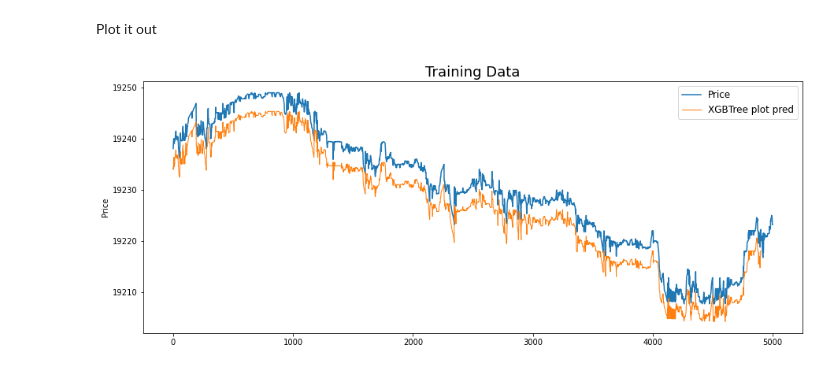
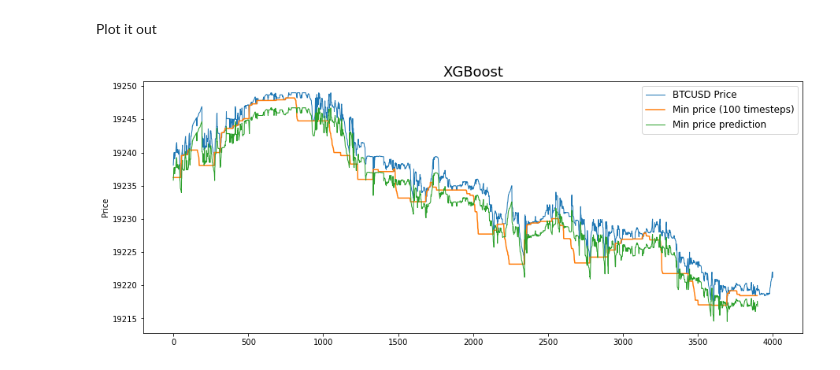
Before and after one commit to markrkalder/crypto-ds, a Jupyter notebook: python/notebooks/XGBTree_IDS.ipynb, the cells around one changed output. Drawn from its saved outputs; the diff is of its cells as text; code cells hidden in the pictures.

Commit message:
Trained XGBoost

```diff
--- a/python/notebooks/XGBTree_IDS.ipynb
+++ b/python/notebooks/XGBTree_IDS.ipynb
@@ -39,7 +39,7 @@ for i in range(calculate_forward,lines):
 # %% [markdown]
 Generate test data
 # %%
-df_test = pd.read_csv('BTCUSDT_2020.12.07-2020.12.10_ML.csv')[:5000]
+df_test = pd.read_csv('BTCUSDT_2020.12.07-2020.12.10_ML.csv').iloc[:4000]
 df_test.drop(['time'], axis=1, inplace=True)
 
 prices_test = df_test['price'].values
@@ -67,7 +67,7 @@ for i in range(calculate_forward,lines_test):
 Validate that data is correct, Some mismatches might occur due to pythons calculation error
 # %%
 mismatches = 0
-for i in range(0,10000):
+for i in range(0,len(y)):
     a = (1+y[i])*prices[i]
     if a != min(prices[i:i+calculate_forward+1]):
         #print(f'{i} {a} {min(prices[i:i+calculate_forward])}')
@@ -78,6 +78,6 @@ Mismatches:  4 out of 5242681
 # %%
 test_mismatches = 0
-for i in range(0,4900):
+for i in range(0,len(y_test)):
     a_test = (1+y_test[i])*prices_test[i]
     if a_test != min(prices_test[i:i+calculate_forward+1]):
         #print(f'{i} {a_test} {min(prices_test[i:i+calculate_forward])}')
@@ -168,7 +168,7 @@ gb_tree_model.fit(
     X_train,
     y_train,
     verbose=True,
-    early_stopping_rounds=1000,
+    early_stopping_rounds=100,
     eval_set= [(X_train, y_train),(X_test, y_test)]
 )
 # %% [output]
@@ -219,16 +227,17 @@ gb_tree_model.save_model('gb_tree_model')
 Plot it out
 # %%
 fig = plt.figure(figsize=(15,20))
-
+del plot_test[0]
 #Plot training data results
 ax12 = fig.add_subplot(312)
-ax12.plot(X_price, label='Price')
+ax12.plot(X_price,linewidth=1, label='BTCUSD Price')
+ax12.plot(plot_test, label='Min price (100 timesteps)')
 #ax12.plot(linear_plot_pred, linewidth=1, label='Linear plot pred')
-ax12.plot(xgb_plot_pred, linewidth=1, label='XGBTree plot pred')
-ax12.set_title("Training Data", fontsize=18)
+ax12.plot(xgb_plot_pred, linewidth=1, label='Min price prediction')
+ax12.set_title("XGBoost", fontsize=18)
 ax12.set_ylabel('Price')
 ax12.legend(loc="best", fontsize=12)
 
 plt.show()
 # %% [output]
-[figure, old version]
+[figure, new version]
```
Also changed, not shown: parts of 4 cells of this notebook, 1 other file.
